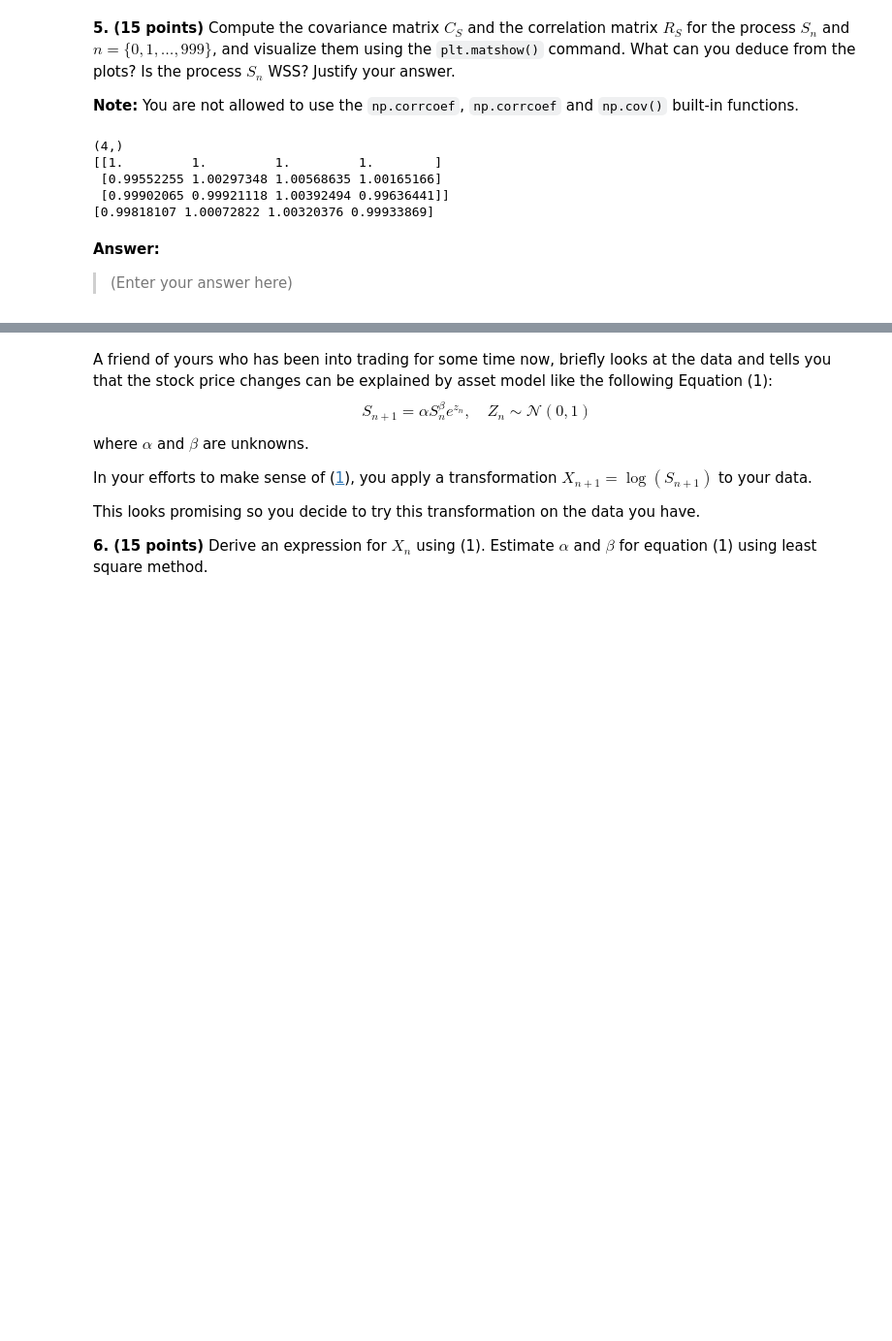
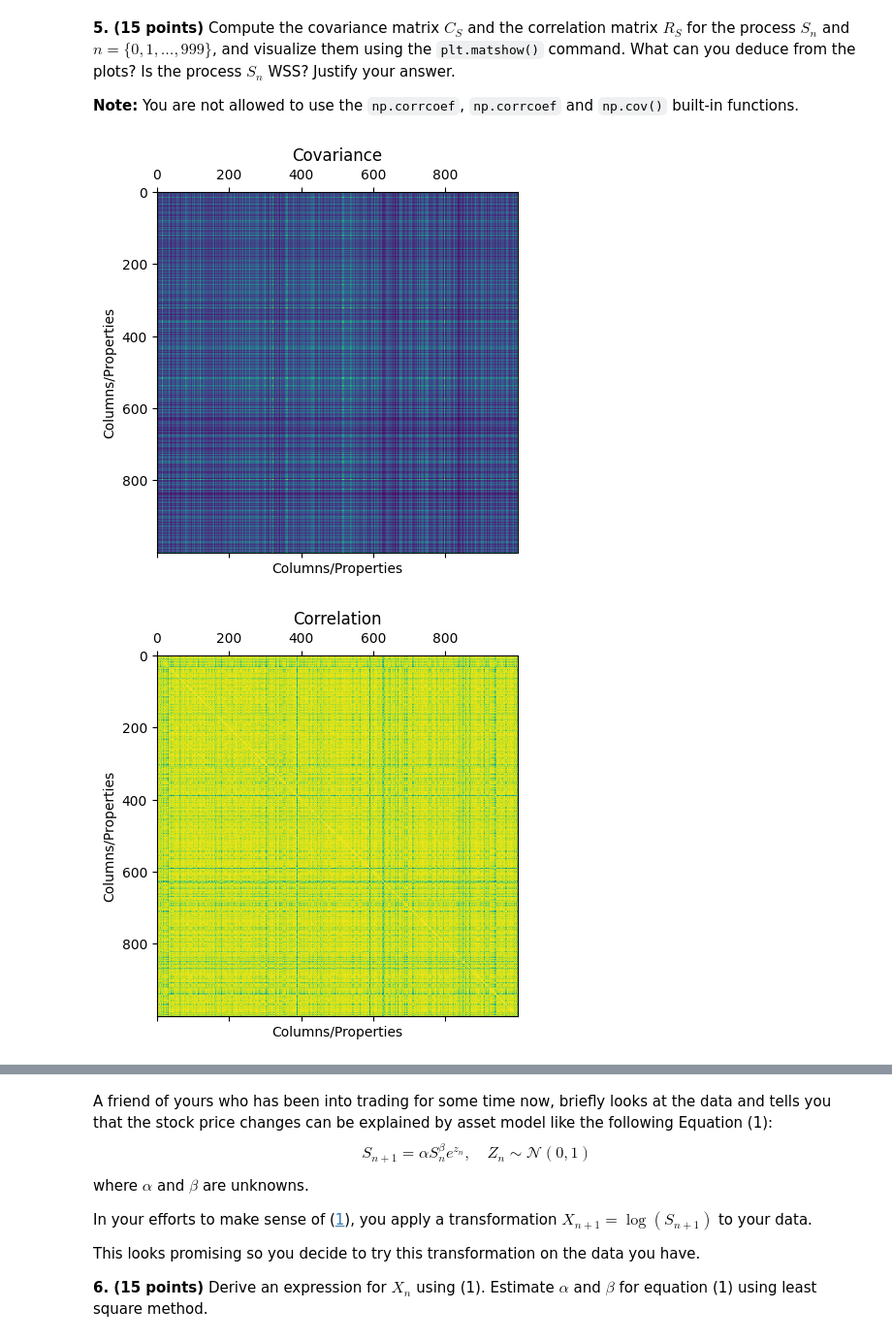
Before and after one commit to arondomotorkohlheb/statistical-signal-analysis, a Jupyter notebook: Python_1_2024.ipynb, the cells around one changed output, grey strips where cells are left out. Shown at 97% size. Drawn from its saved outputs; the diff is of its cells as text; code cells hidden in the pictures; blank space fills up the shorter version.

```diff
--- a/Python_1_2024.ipynb
+++ b/Python_1_2024.ipynb
@@ -179,19 +188,35 @@ No artists with labels found to put in legend.  Note that artists whose label st
 **5. (15 points)** Compute the covariance matrix $C_{S}$ and the correlation matrix $R_{S}$ for the process $S_n$ and $n =\{0,1,\ldots,999\}$, and visualize them using the `plt.matshow()` command. What can you deduce from the plots? Is the process $S_{n}$ WSS? Justify your answer.
 
 **Note:** You are not allowed to use the `np.corrcoef`, `np.corrcoef` and `np.cov()` built-in functions.
-# %%
-# Implement your computations below
-
-C_S = None # Covariance matrix
-R_S = None # Correlation matrix
-
-# Implement your plots below
-# %% [output]
-(4,)
-[[1.         1.         1.         1.        ]
- [0.99552255 1.00297348 1.00568635 1.00165166]
- [0.99902065 0.99921118 1.00392494 0.99636441]]
-[0.99818107 1.00072822 1.00320376 0.99933869]
-# %% [markdown]
-**Answer:**
->(Enter your answer here)
+# %%
+# Implement your computations below
+
+n = S.shape[0]
+# print(S_test)
+
+# substract the mean of each clolumn from their values
+S_0mean = np.matrix([column - np.mean(column) for column in S.T]).T
+
+C_S = 1/(n-1) * S_0mean.T * S_0mean
+
+R_S = (np.identity(n) * np.diag(C_S)**(-.5)) * C_S * (np.identity(n) * np.diag(C_S)**(-.5))
+
+# C_S = None # Covariance matrix
+# R_S = None # Correlation matrix
+# Implement your plots below
+
+plt.matshow(C_S)
+plt.xlabel('Columns/Properties')
+plt.ylabel('Columns/Properties')
+plt.title('Covariance')
+plt.show()
+
+
+plt.matshow(R_S)
+plt.xlabel('Columns/Properties')
+plt.ylabel('Columns/Properties')
+plt.title('Correlation')
+plt.show()
+# %% [output]
+[figure, added]
+[figure, added]
```
Also changed, not shown: parts of 12 cells of this notebook.
